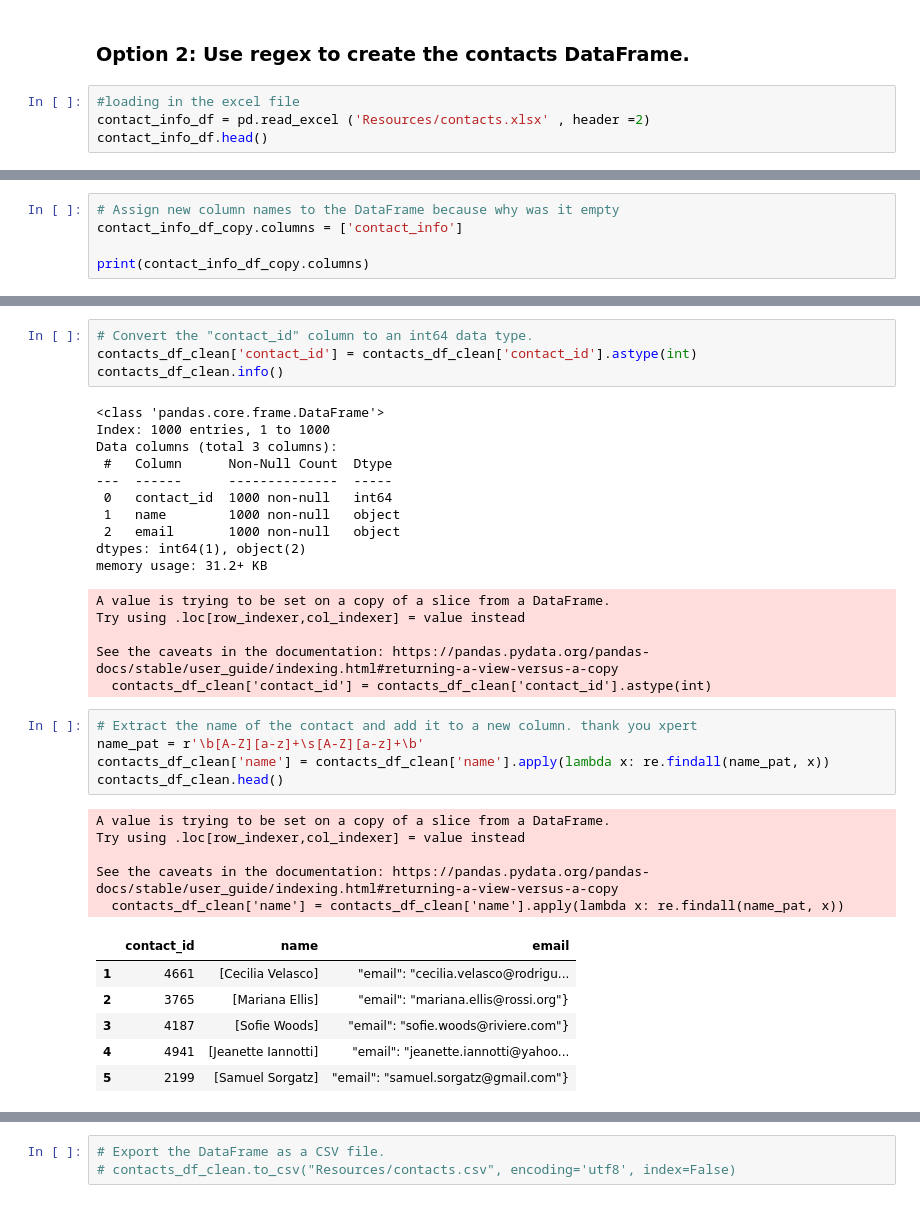
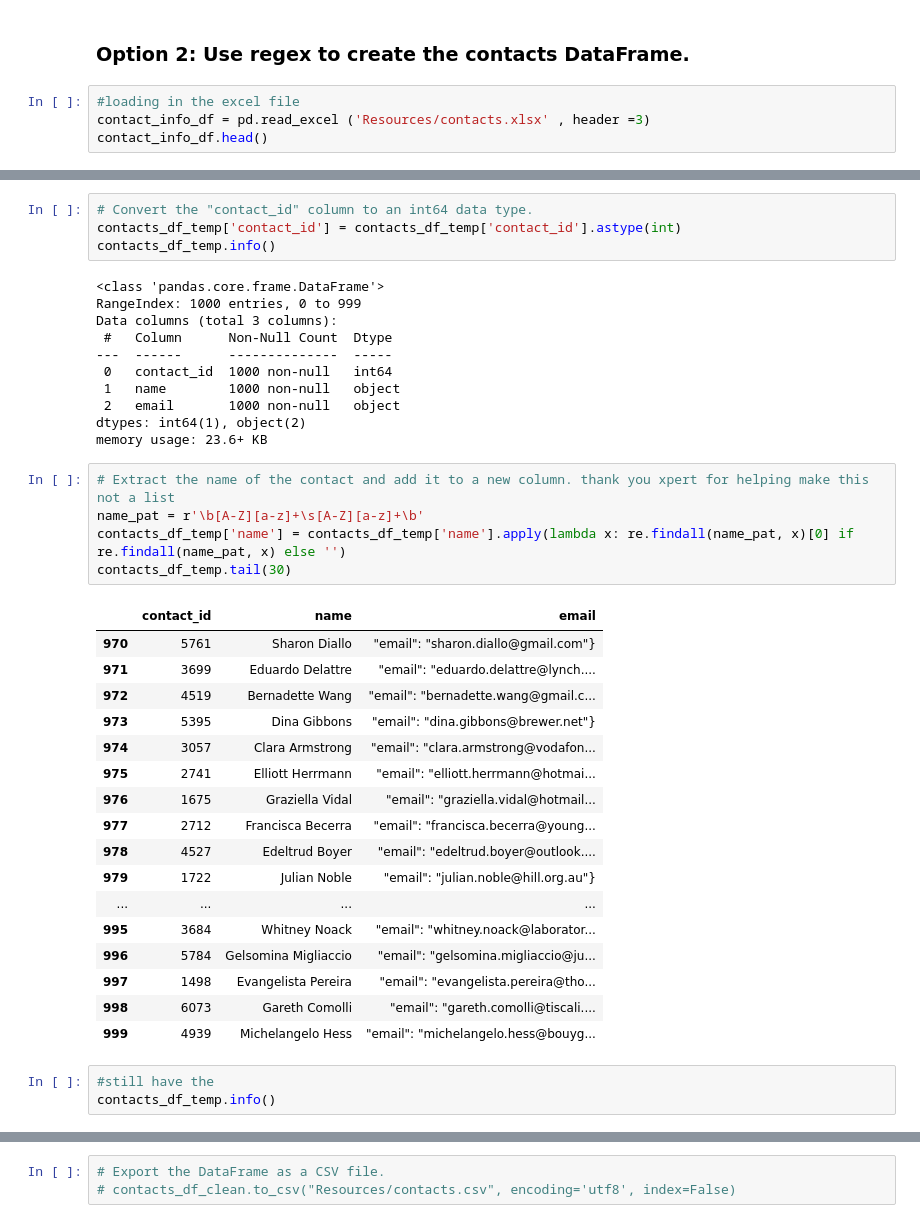
Before and after one commit to agreid057/project-2-group-05, a Jupyter notebook: alex/ETL_Mini_Project_ALEX_playground.ipynb, the cells around one changed output, grey strips where cells are left out. Saved outputs shown, nothing was run; the diff lists cells and outputs as text.

```diff
--- a/alex/ETL_Mini_Project_ALEX_playground.ipynb
+++ b/alex/ETL_Mini_Project_ALEX_playground.ipynb
@@ -184,6 +184,6 @@ contacts_df_clean.to_csv("Resources/contacts.csv", encoding='utf8', index=False)
 ### Option 2: Use regex to create the contacts DataFrame.
 # %%
 #loading in the excel file
-contact_info_df = pd.read_excel ('Resources/contacts.xlsx' , header =2)
+contact_info_df = pd.read_excel ('Resources/contacts.xlsx' , header =3)
 contact_info_df.head()
 # %% [output]
@@ -207,5 +206,0 @@ contact_info_df_copy.head()
-# %%
-# Assign new column names to the DataFrame because why was it empty
-contact_info_df_copy.columns = ['contact_info']
-
-print(contact_info_df_copy.columns)
@@ -273,10 +273,10 @@ memory usage: 31.2+ KB
 # %%
 # Convert the "contact_id" column to an int64 data type.
-contacts_df_clean['contact_id'] = contacts_df_clean['contact_id'].astype(int)
-contacts_df_clean.info()
+contacts_df_temp['contact_id'] = contacts_df_temp['contact_id'].astype(int)
+contacts_df_temp.info()
 # %% [output]
 <class 'pandas.core.frame.DataFrame'>
-Index: 1000 entries, 1 to 1000
+RangeIndex: 1000 entries, 0 to 999
 Data columns (total 3 columns):
  #   Column      Non-Null Count  Dtype
 ---  ------      --------------  -----
@@ -284,29 +284,33 @@ Data columns (total 3 columns):
  1   name        1000 non-null   object
  2   email       1000 non-null   object
 dtypes: int64(1), object(2)
-memory usage: 31.2+ KB
+memory usage: 23.6+ KB
-A value is trying to be set on a copy of a slice from a DataFrame.
-Try using .loc[row_indexer,col_indexer] = value instead
-
-See the caveats in the documentation: https://pandas.pydata.org/pandas-docs/stable/user_guide/indexing.html#returning-a-view-versus-a-copy
-  contacts_df_clean['contact_id'] = contacts_df_clean['contact_id'].astype(int)
 # %%
-# Extract the name of the contact and add it to a new column. thank you xpert
+# Extract the name of the contact and add it to a new column. thank you xpert for helping make this not a list
 name_pat = r'\b[A-Z][a-z]+\s[A-Z][a-z]+\b'
-contacts_df_clean['name'] = contacts_df_clean['name'].apply(lambda x: re.findall(name_pat, x))
-contacts_df_clean.head()
+contacts_df_temp['name'] = contacts_df_temp['name'].apply(lambda x: re.findall(name_pat, x)[0] if re.findall(name_pat, x) else '')
+contacts_df_temp.tail(30)
 # %% [output]
-A value is trying to be set on a copy of a slice from a DataFrame.
-Try using .loc[row_indexer,col_indexer] = value instead
-
-See the caveats in the documentation: https://pandas.pydata.org/pandas-docs/stable/user_guide/indexing.html#returning-a-view-versus-a-copy
-  contacts_df_clean['name'] = contacts_df_clean['name'].apply(lambda x: re.findall(name_pat, x))
 |  | contact_id | name | email |
-| 1 | 4661 | [Cecilia Velasco] | "email": "cecilia.velasco@rodrigu... |
-| 2 | 3765 | [Mariana Ellis] | "email": "mariana.ellis@rossi.org"} |
-| 3 | 4187 | [Sofie Woods] | "email": "sofie.woods@riviere.com"} |
-| 4 | 4941 | [Jeanette Iannotti] | "email": "jeanette.iannotti@yahoo... |
-| 5 | 2199 | [Samuel Sorgatz] | "email": "samuel.sorgatz@gmail.com"} |
+| 970 | 5761 | Sharon Diallo | "email": "sharon.diallo@gmail.com"} |
+| 971 | 3699 | Eduardo Delattre | "email": "eduardo.delattre@lynch.... |
+| 972 | 4519 | Bernadette Wang | "email": "bernadette.wang@gmail.c... |
+| 973 | 5395 | Dina Gibbons | "email": "dina.gibbons@brewer.net"} |
+| 974 | 3057 | Clara Armstrong | "email": "clara.armstrong@vodafon... |
+| 975 | 2741 | Elliott Herrmann | "email": "elliott.herrmann@hotmai... |
+| 976 | 1675 | Graziella Vidal | "email": "graziella.vidal@hotmail... |
+| 977 | 2712 | Francisca Becerra | "email": "francisca.becerra@young... |
+| 978 | 4527 | Edeltrud Boyer | "email": "edeltrud.boyer@outlook.... |
+| 979 | 1722 | Julian Noble | "email": "julian.noble@hill.org.au"} |
+| ... | ... | ... | ... |
+| 995 | 3684 | Whitney Noack | "email": "whitney.noack@laborator... |
+| 996 | 5784 | Gelsomina Migliaccio | "email": "gelsomina.migliaccio@ju... |
+| 997 | 1498 | Evangelista Pereira | "email": "evangelista.pereira@tho... |
+| 998 | 6073 | Gareth Comolli | "email": "gareth.comolli@tiscali.... |
+| 999 | 4939 | Michelangelo Hess | "email": "michelangelo.hess@bouyg... |
+# %%
+#still have the
+contacts_df_temp.info()
 # %%
 # Extract the email from the contacts and add the values to a new column. thank xpert for the help
 emails_pat = r'\b[A-Za-z0-9._%+-]+@[A-Za-z0-9.-]+\.[A-Z|a-z]{2,}\b'
```
Also changed, not shown: parts of 18 cells of this notebook.
